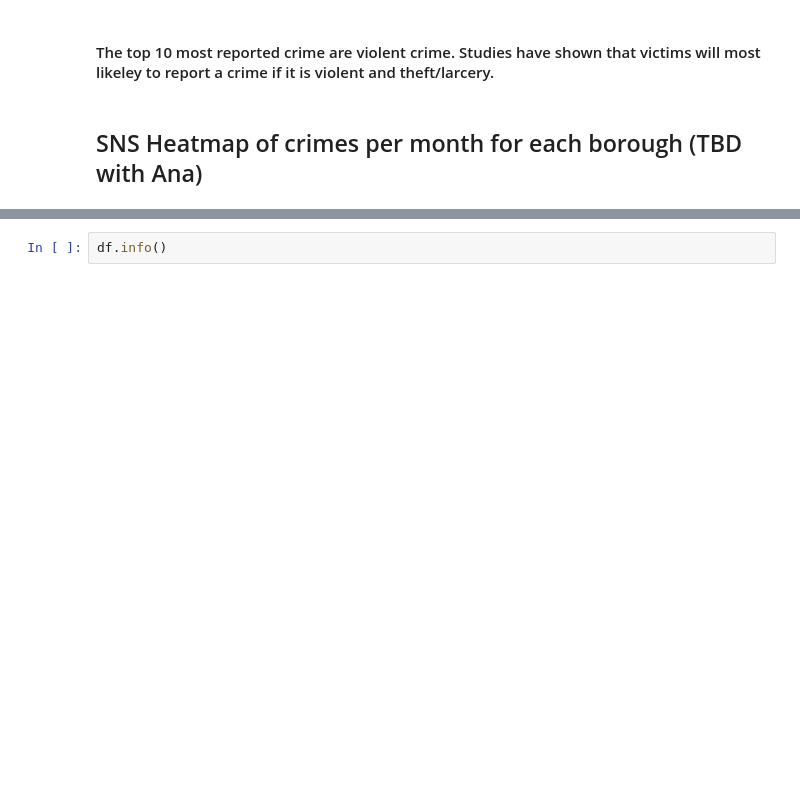
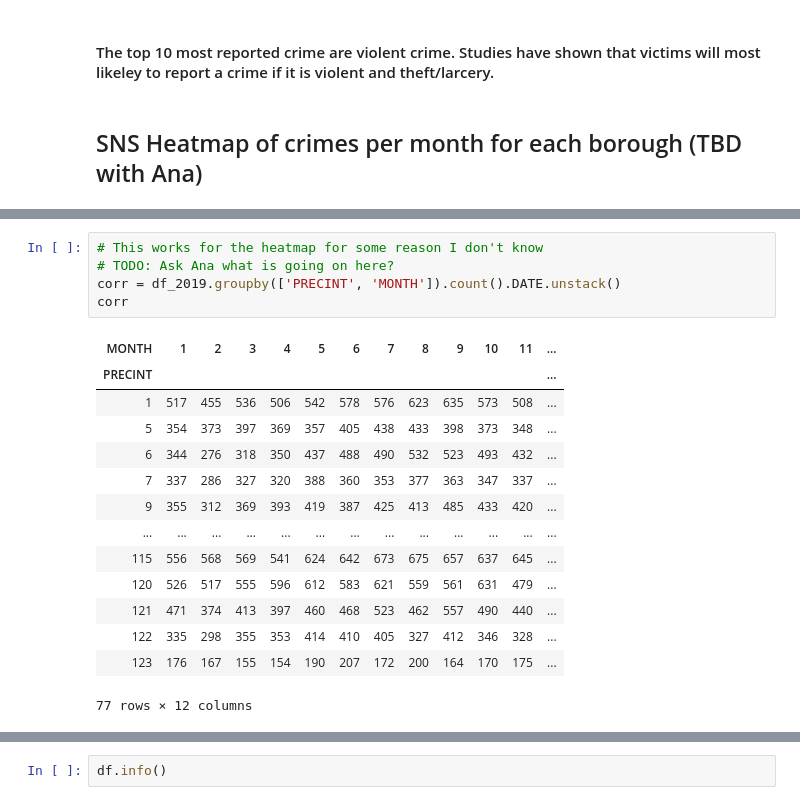
Before and after one commit to elizabeamedalla/Capstone-1, a Jupyter notebook: Capstone 1.ipynb, the cells around one changed output, grey strips where cells are left out. Drawn from its saved outputs; the diff is of its cells as text; blank space fills up the shorter version.

```diff
--- a/Capstone 1.ipynb
+++ b/Capstone 1.ipynb
@@ -254 +256,21 @@ df_crimes
+# %%
+# This works for the heatmap for some reason I don't know
+# TODO: Ask Ana what is going on here?
+corr = df_2019.groupby(['PRECINT', 'MONTH']).count().DATE.unstack()
+corr
+# %% [output]
+| MONTH | 1 | 2 | 3 | 4 | 5 | 6 | 7 | 8 | 9 | 10 | 11 | ... |
+| PRECINT |  |  |  |  |  |  |  |  |  |  |  | ... |
+| 1 | 517 | 455 | 536 | 506 | 542 | 578 | 576 | 623 | 635 | 573 | 508 | ... |
+| 5 | 354 | 373 | 397 | 369 | 357 | 405 | 438 | 433 | 398 | 373 | 348 | ... |
+| 6 | 344 | 276 | 318 | 350 | 437 | 488 | 490 | 532 | 523 | 493 | 432 | ... |
+| 7 | 337 | 286 | 327 | 320 | 388 | 360 | 353 | 377 | 363 | 347 | 337 | ... |
+| 9 | 355 | 312 | 369 | 393 | 419 | 387 | 425 | 413 | 485 | 433 | 420 | ... |
+| ... | ... | ... | ... | ... | ... | ... | ... | ... | ... | ... | ... | ... |
+| 115 | 556 | 568 | 569 | 541 | 624 | 642 | 673 | 675 | 657 | 637 | 645 | ... |
+| 120 | 526 | 517 | 555 | 596 | 612 | 583 | 621 | 559 | 561 | 631 | 479 | ... |
+| 121 | 471 | 374 | 413 | 397 | 460 | 468 | 523 | 462 | 557 | 490 | 440 | ... |
+| 122 | 335 | 298 | 355 | 353 | 414 | 410 | 405 | 327 | 412 | 346 | 328 | ... |
+| 123 | 176 | 167 | 155 | 154 | 190 | 207 | 172 | 200 | 164 | 170 | 175 | ... |
+77 rows × 12 columns
 # %%
```
Also changed, not shown: parts of 11 cells of this notebook.
